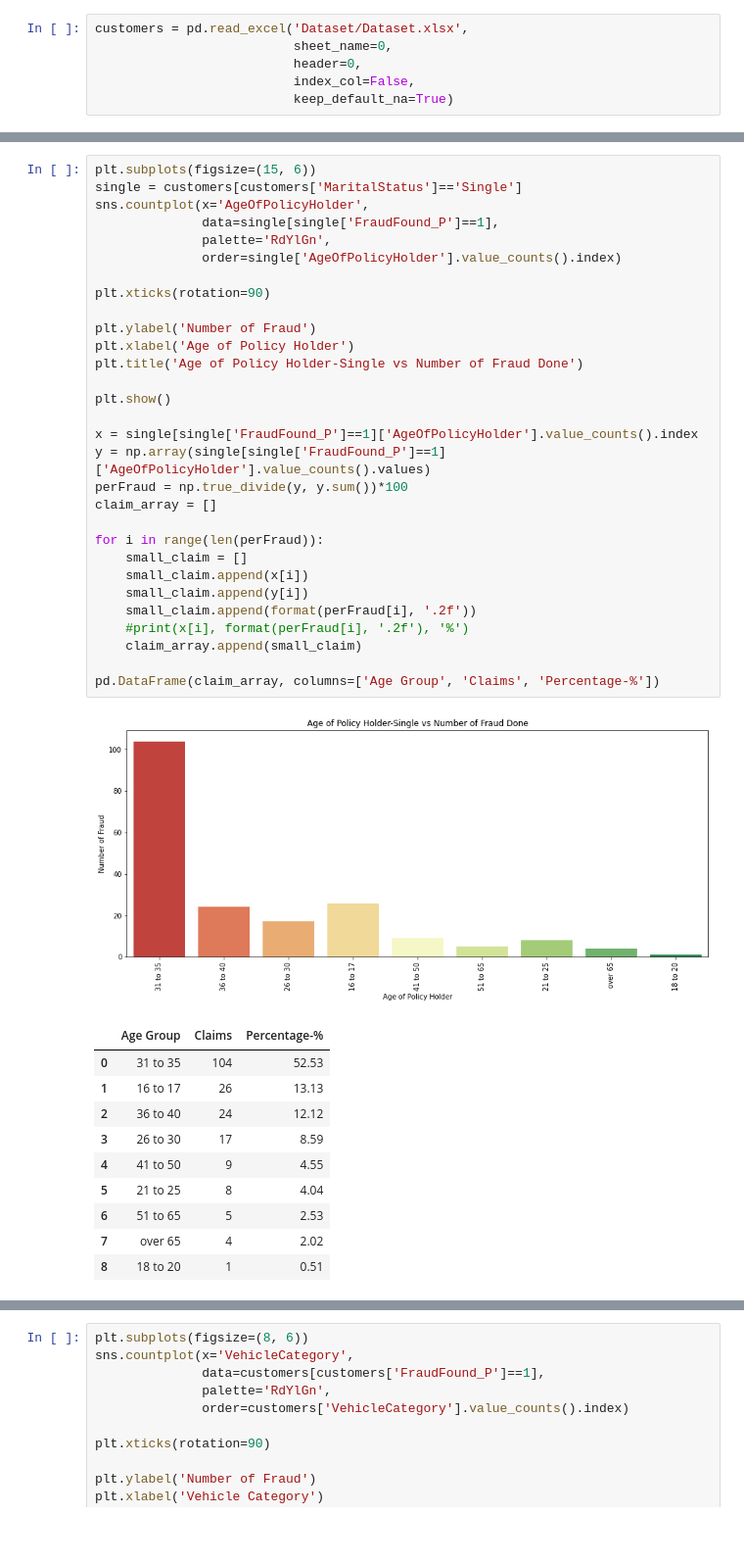
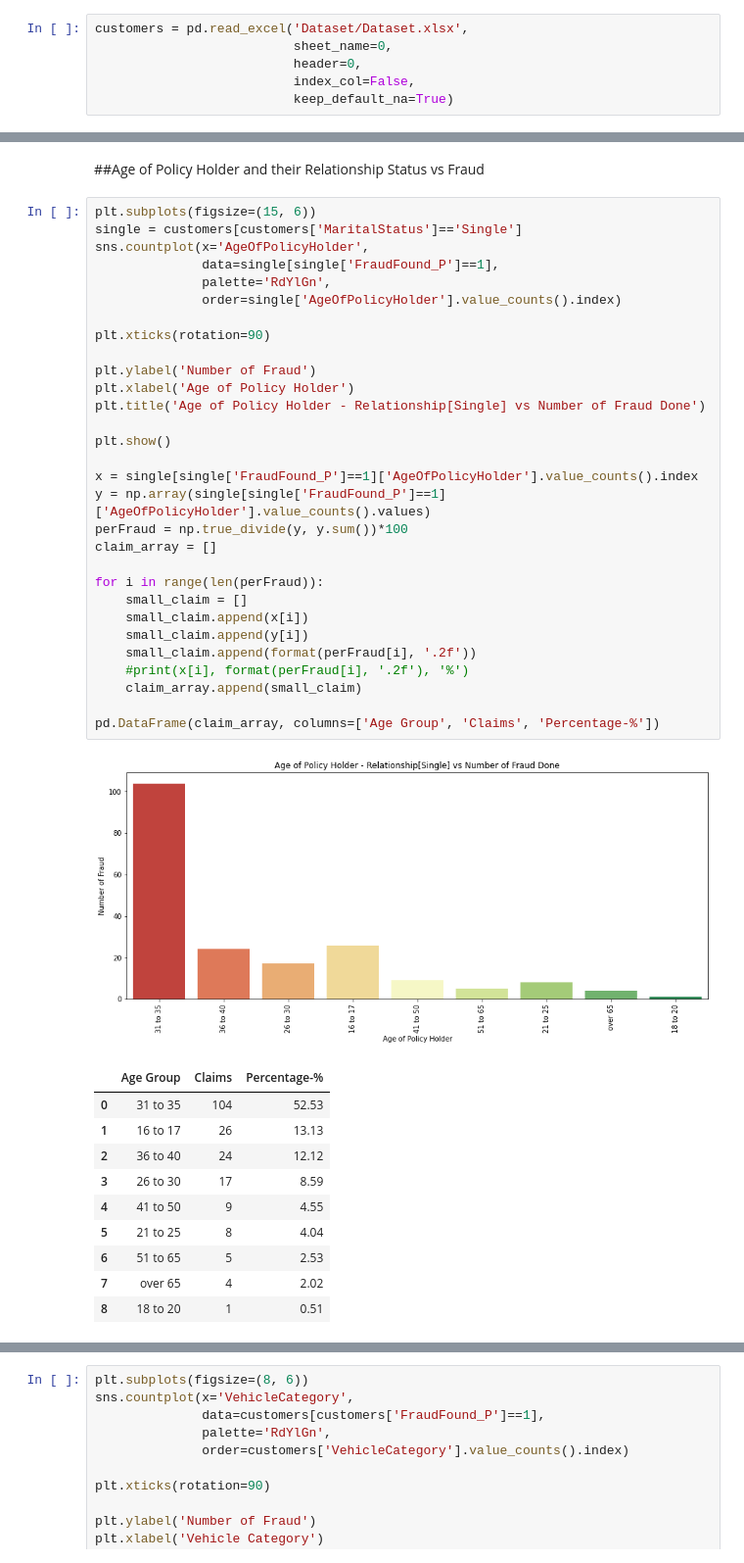
Before and after one commit to aniket414/car-insurance-fraud, a Jupyter notebook: Infographic_Visualization.ipynb, the cells around one changed output, grey strips where cells are left out. Shown at 98% size. Drawn from its saved outputs; the diff is of its cells as text; blank space fills up the shorter version.

```diff
--- a/Infographic_Visualization.ipynb
+++ b/Infographic_Visualization.ipynb
@@ -133,35 +236,37 @@ pd.DataFrame(claim_array,columns = ['Age Group', 'Claims', 'Percentage-%'])
+# %% [markdown]
+##Age of Policy Holder and their Relationship Status vs Fraud
 # %%
 plt.subplots(figsize=(15, 6))
 single = customers[customers['MaritalStatus']=='Single']
 sns.countplot(x='AgeOfPolicyHolder',
               data=single[single['FraudFound_P']==1],
               palette='RdYlGn',
               order=single['AgeOfPolicyHolder'].value_counts().index)
 
 plt.xticks(rotation=90)
 
 plt.ylabel('Number of Fraud')
 plt.xlabel('Age of Policy Holder')
-plt.title('Age of Policy Holder-Single vs Number of Fraud Done')
+plt.title('Age of Policy Holder - Relationship[Single] vs Number of Fraud Done')
 
 plt.show()
 
 x = single[single['FraudFound_P']==1]['AgeOfPolicyHolder'].value_counts().index
 y = np.array(single[single['FraudFound_P']==1]['AgeOfPolicyHolder'].value_counts().values)
 perFraud = np.true_divide(y, y.sum())*100
 claim_array = []
 
 for i in range(len(perFraud)):
     small_claim = []
     small_claim.append(x[i])
     small_claim.append(y[i])
     small_claim.append(format(perFraud[i], '.2f'))
     #print(x[i], format(perFraud[i], '.2f'), '%')
     claim_array.append(small_claim)
 
 pd.DataFrame(claim_array, columns=['Age Group', 'Claims', 'Percentage-%'])
 # %% [output]
-[figure, old version]
+[figure, new version]
 |  | Age Group | Claims | Percentage-% |
 | 0 | 31 to 35 | 104 | 52.53 |
 | 1 | 16 to 17 | 26 | 13.13 |
```
Also changed, not shown: parts of 70 cells of this notebook.
